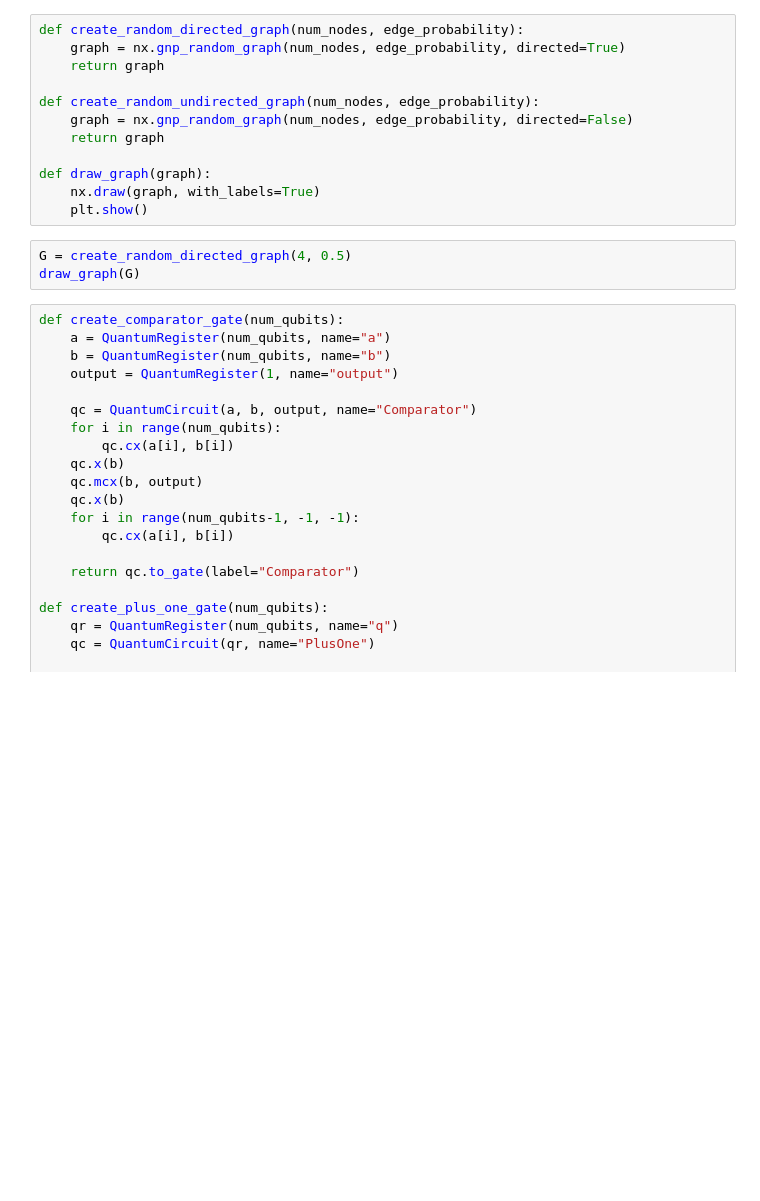
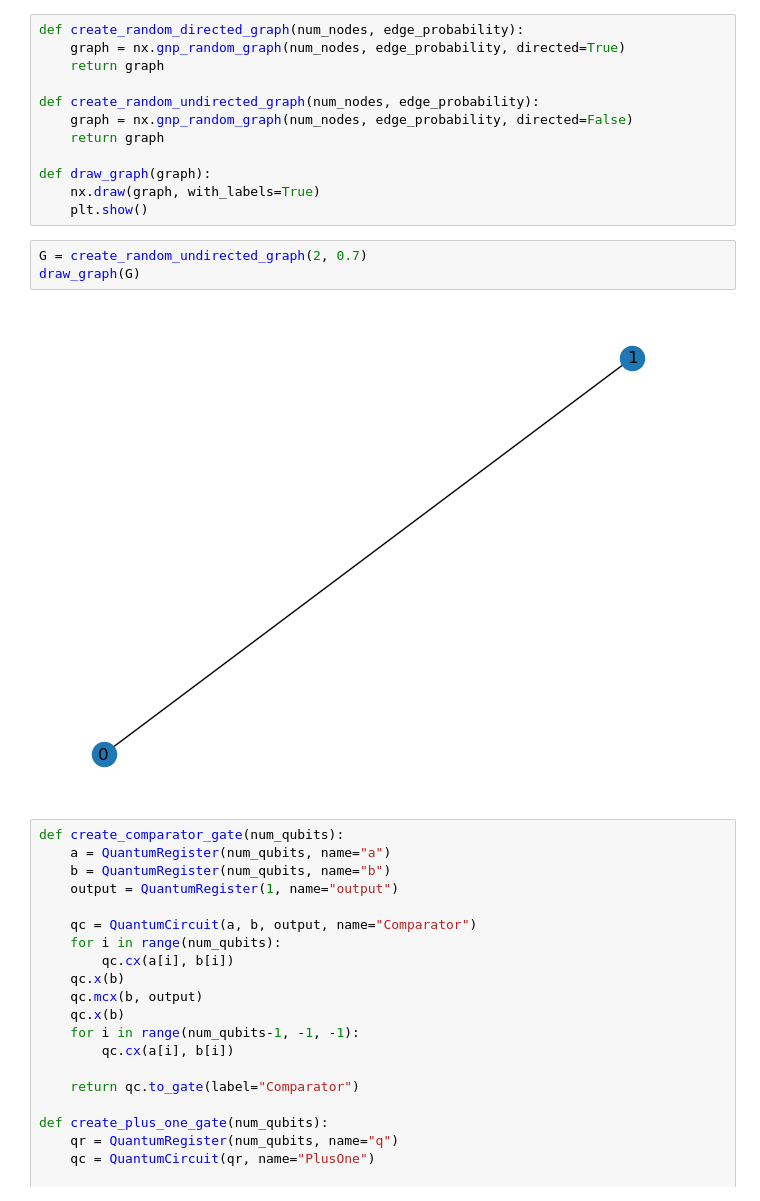
Before and after one commit to Apanizza197/HamiltonianCycleGrover, a Jupyter notebook: hamiltonian_cycle.ipynb, the cells around one changed output. Saved outputs shown, nothing was run; the diff lists cells and outputs as text; blank space fills up the shorter version.

```diff
--- a/hamiltonian_cycle.ipynb
+++ b/hamiltonian_cycle.ipynb
@@ -17,8 +17,10 @@ def draw_graph(graph):
     nx.draw(graph, with_labels=True)
     plt.show()
 # %%
-G = create_random_directed_graph(4, 0.5)
+G = create_random_undirected_graph(2, 0.7)
 draw_graph(G)
+# %% [output]
+[figure, added]
 # %%
 def create_comparator_gate(num_qubits):
     a = QuantumRegister(num_qubits, name="a")
```
Also changed, not shown: parts of 4 cells of this notebook, 5 other files.
